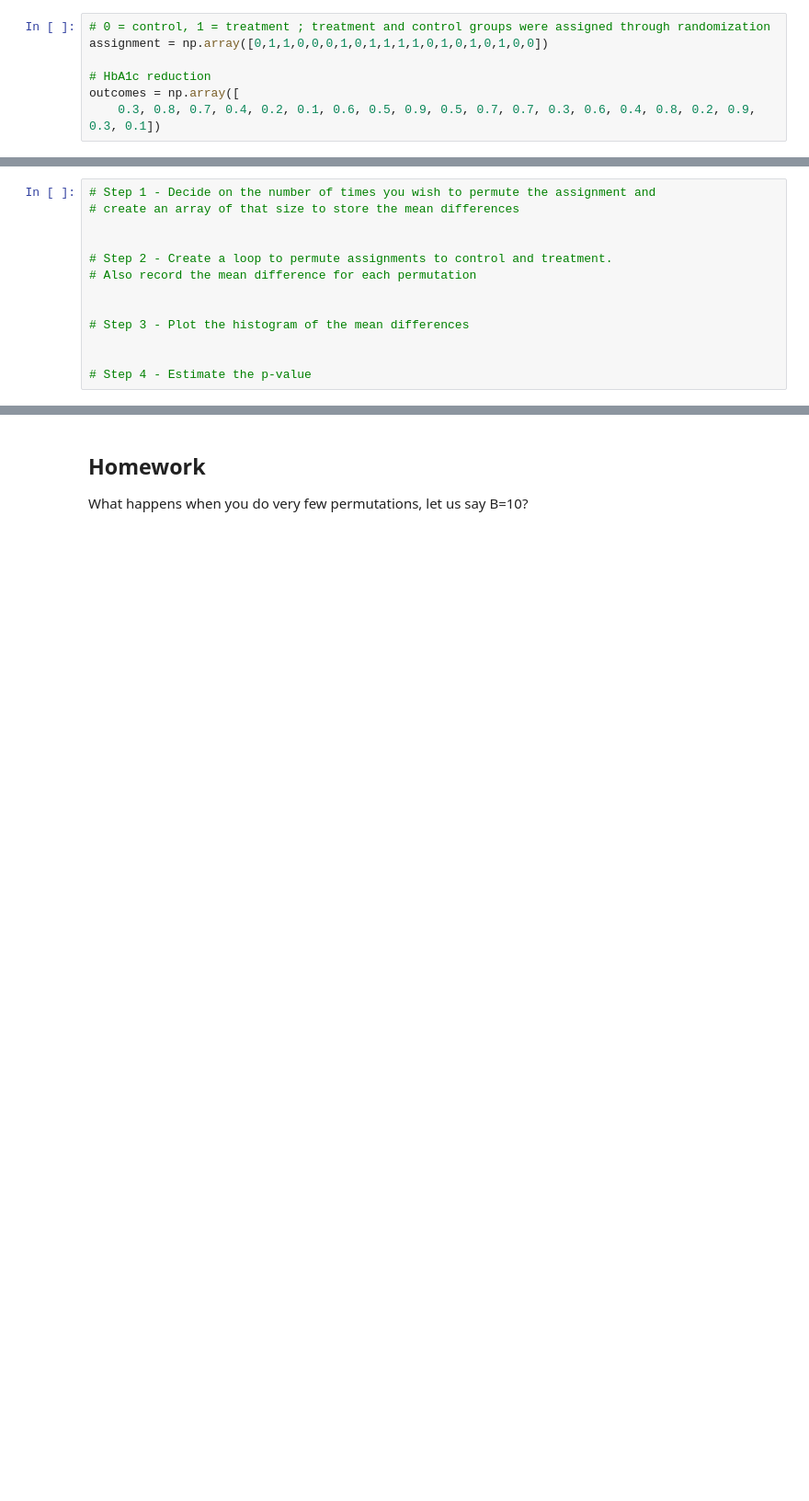
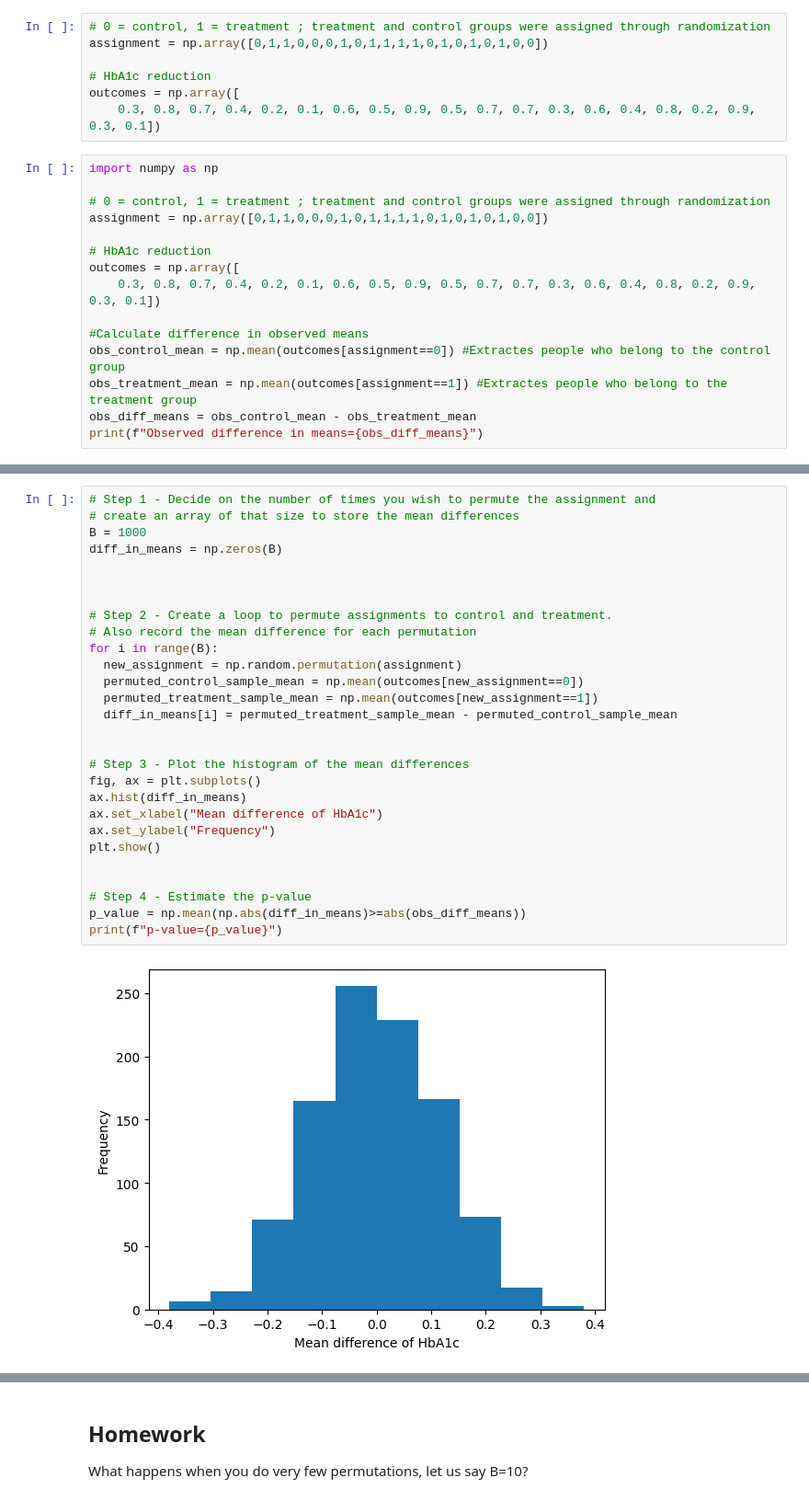
Before and after one commit to dhruv-sathesh/Computational-Statistics-, a Jupyter notebook: CSSL_03_bootstrapping_permutation_randomization_tests.ipynb, the cells around one changed output, grey strips where cells are left out. Shown at 92% size. Drawn from its saved outputs; the diff is of its cells as text; blank space fills up the shorter version.

```diff
--- a/CSSL_03_bootstrapping_permutation_randomization_tests.ipynb
+++ b/CSSL_03_bootstrapping_permutation_randomization_tests.ipynb
@@ -80,3 +101,18 @@ assignment = np.array([0,1,1,0,0,0,1,0,1,1,1,1,0,1,0,1,0,1,0,0])
 # HbA1c reduction
 outcomes = np.array([
     0.3, 0.8, 0.7, 0.4, 0.2, 0.1, 0.6, 0.5, 0.9, 0.5, 0.7, 0.7, 0.3, 0.6, 0.4, 0.8, 0.2, 0.9, 0.3, 0.1])
+# %%
+import numpy as np
+
+# 0 = control, 1 = treatment ; treatment and control groups were assigned through randomization
+assignment = np.array([0,1,1,0,0,0,1,0,1,1,1,1,0,1,0,1,0,1,0,0])
+
+# HbA1c reduction
+outcomes = np.array([
+    0.3, 0.8, 0.7, 0.4, 0.2, 0.1, 0.6, 0.5, 0.9, 0.5, 0.7, 0.7, 0.3, 0.6, 0.4, 0.8, 0.2, 0.9, 0.3, 0.1])
+
+#Calculate difference in observed means
+obs_control_mean = np.mean(outcomes[assignment==0]) #Extractes people who belong to the control group
+obs_treatment_mean = np.mean(outcomes[assignment==1]) #Extractes people who belong to the treatment group
+obs_diff_means = obs_control_mean - obs_treatment_mean
+print(f"Observed difference in means={obs_diff_means}")
@@ -83,13 +121,30 @@ outcomes = np.array([
 # %%
 # Step 1 - Decide on the number of times you wish to permute the assignment and
 # create an array of that size to store the mean differences
+B = 1000
+diff_in_means = np.zeros(B)
+
 
 
 # Step 2 - Create a loop to permute assignments to control and treatment.
 # Also record the mean difference for each permutation
+for i in range(B):
+  new_assignment = np.random.permutation(assignment)
+  permuted_control_sample_mean = np.mean(outcomes[new_assignment==0])
+  permuted_treatment_sample_mean = np.mean(outcomes[new_assignment==1])
+  diff_in_means[i] = permuted_treatment_sample_mean - permuted_control_sample_mean
 
 
 # Step 3 - Plot the histogram of the mean differences
+fig, ax = plt.subplots()
+ax.hist(diff_in_means)
+ax.set_xlabel("Mean difference of HbA1c")
+ax.set_ylabel("Frequency")
+plt.show()
 
 
 # Step 4 - Estimate the p-value
+p_value = np.mean(np.abs(diff_in_means)>=abs(obs_diff_means))
+print(f"p-value={p_value}")
+# %% [output]
+[figure, added]
```
Also changed, not shown: parts of 5 cells of this notebook.
